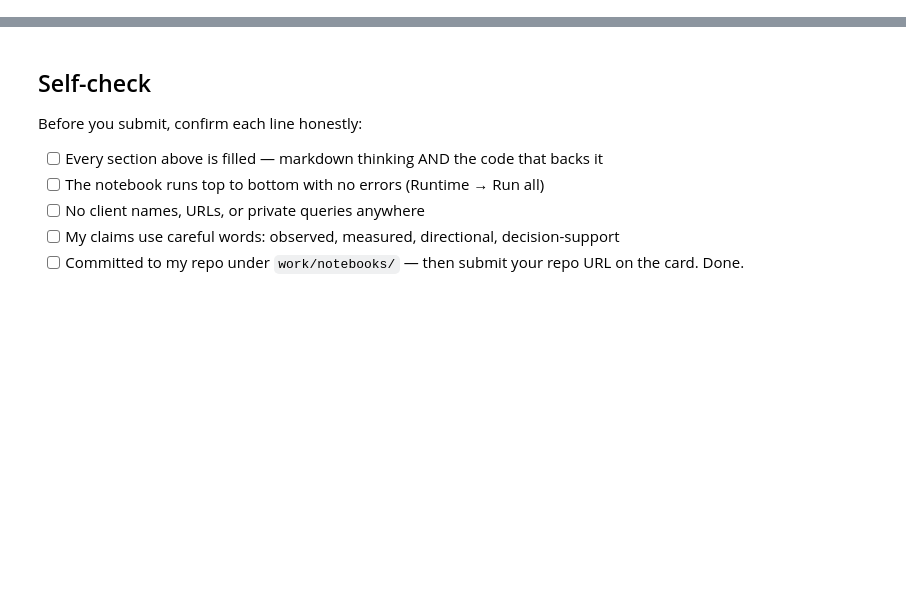
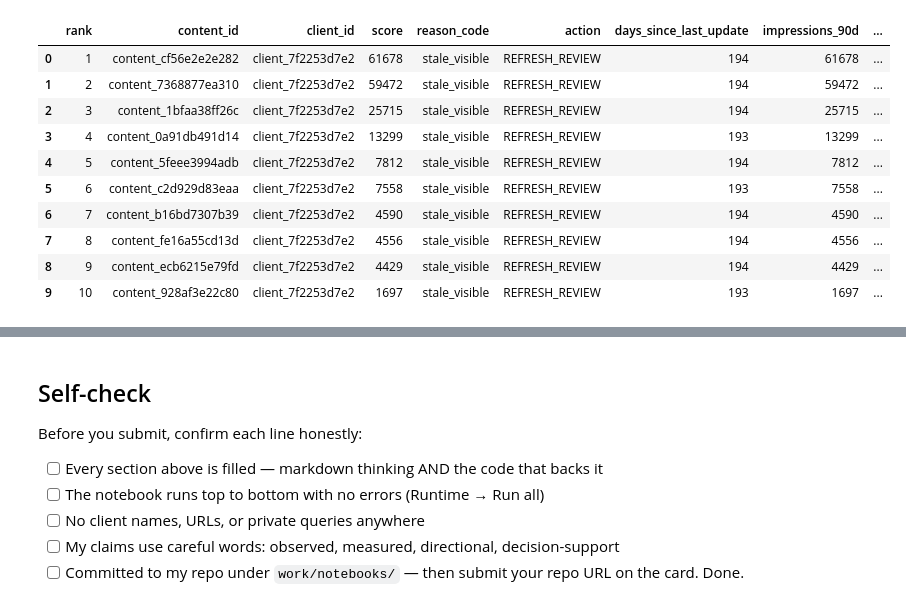
Before and after one commit to Soham334/flyrank-ml-internship, a Jupyter notebook: work/notebooks/w04_baseline_score.ipynb, the cells around one changed output, grey strips where cells are left out. Cells and saved outputs as stored; diff of their text form; code cells hidden in the pictures; blank space fills up the shorter version.

```diff
--- a/work/notebooks/w04_baseline_score.ipynb
+++ b/work/notebooks/w04_baseline_score.ipynb
@@ -36,0 +218,79 @@ This skeleton is yours to fill. Work the sections **in order** — each one has
+# %%
+# ---------------------------------------------------------
+# BUILD ONE TRANSPARENT BASELINE RULE
+# ---------------------------------------------------------
+
+# Work from the original dataset columns.
+baseline = df.copy()
+
+# Simple, human-readable conditions.
+baseline["stale"] = (
+    baseline["days_since_last_update"] >= 180
+).astype(int)
+
+baseline["visible"] = (
+    baseline["impressions_90d"] > 0
+).astype(int)
+
+# Transparent score: no fitted weights.
+baseline["score"] = (
+    baseline["stale"]
+    * baseline["visible"]
+    * baseline["impressions_90d"]
+)
+
+# One reason code for scored items.
+baseline["reason_code"] = np.where(
+    baseline["score"] > 0,
+    "stale_visible",
+    ""
+)
+
+# One action label.
+baseline["action"] = np.where(
+    baseline["score"] > 0,
+    "REFRESH_REVIEW",
+    ""
+)
+
+# Rank highest score first.
+baseline = baseline.sort_values(
+    ["score", "impressions_90d"],
+    ascending=[False, False]
+).reset_index(drop=True)
+
+baseline["rank"] = np.arange(1, len(baseline) + 1)
+
+# Select the queue columns.
+queue = baseline[
+    [
+        "rank",
+        "content_id",
+        "client_id",
+        "score",
+        "reason_code",
+        "action",
+        "days_since_last_update",
+        "impressions_90d",
+        "impressions_last_30d",
+        "ctr",
+        "avg_position"
+    ]
+].copy()
+
+# Create output directory.
+OUTPUT_PATH = Path("work/outputs")
+OUTPUT_PATH.mkdir(parents=True, exist_ok=True)
+
+CSV_PATH = OUTPUT_PATH / "baseline_action_score.csv"
+
+# Write the ranked queue.
+queue.to_csv(CSV_PATH, index=False)
+
+print("Queue written to:", CSV_PATH)
+print("Queue rows:", len(queue))
+print("Scored rows:", (queue["score"] > 0).sum())
+
+print("\nTop 10:")
+display(queue.head(10))
+# %% [output]
@@ -36,0 +302,11 @@ This skeleton is yours to fill. Work the sections **in order** — each one has
+|  | rank | content_id | client_id | score | reason_code | action | days_since_last_update | impressions_90d | ... |
+| 0 | 1 | content_cf56e2e2e282 | client_7f2253d7e2 | 61678 | stale_visible | REFRESH_REVIEW | 194 | 61678 | ... |
+| 1 | 2 | content_7368877ea310 | client_7f2253d7e2 | 59472 | stale_visible | REFRESH_REVIEW | 194 | 59472 | ... |
+| 2 | 3 | content_1bfaa38ff26c | client_7f2253d7e2 | 25715 | stale_visible | REFRESH_REVIEW | 194 | 25715 | ... |
+| 3 | 4 | content_0a91db491d14 | client_7f2253d7e2 | 13299 | stale_visible | REFRESH_REVIEW | 193 | 13299 | ... |
+| 4 | 5 | content_5feee3994adb | client_7f2253d7e2 | 7812 | stale_visible | REFRESH_REVIEW | 194 | 7812 | ... |
+| 5 | 6 | content_c2d929d83eaa | client_7f2253d7e2 | 7558 | stale_visible | REFRESH_REVIEW | 193 | 7558 | ... |
+| 6 | 7 | content_b16bd7307b39 | client_7f2253d7e2 | 4590 | stale_visible | REFRESH_REVIEW | 194 | 4590 | ... |
+| 7 | 8 | content_fe16a55cd13d | client_7f2253d7e2 | 4556 | stale_visible | REFRESH_REVIEW | 194 | 4556 | ... |
+| 8 | 9 | content_ecb6215e79fd | client_7f2253d7e2 | 4429 | stale_visible | REFRESH_REVIEW | 194 | 4429 | ... |
+| 9 | 10 | content_928af3e22c80 | client_7f2253d7e2 | 1697 | stale_visible | REFRESH_REVIEW | 193 | 1697 | ... |
```
Also changed, not shown: parts of 19 cells of this notebook.
